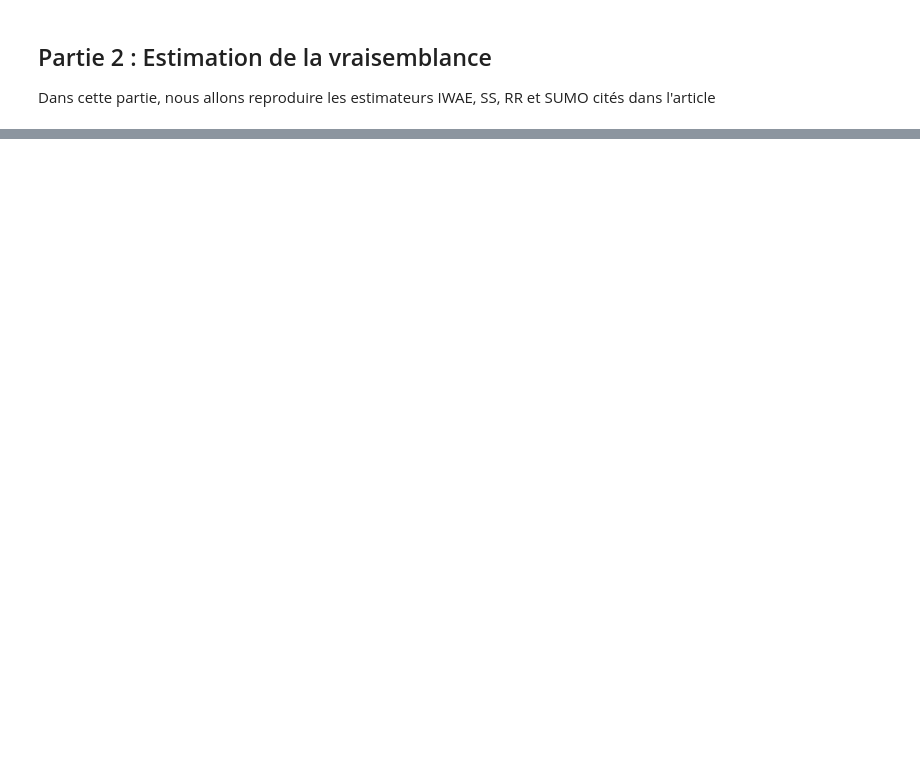
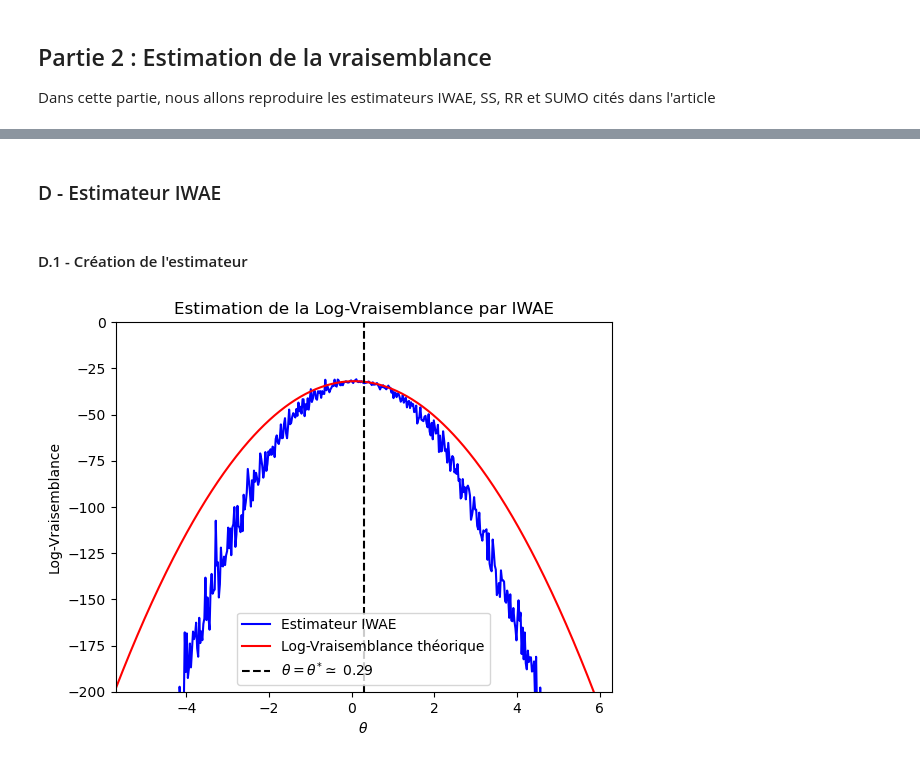
Before and after one commit to RyanSAMAMA/SMC_unbiaised_gradient, a Jupyter notebook: test_code_ryan.ipynb, the cells around one changed output, grey strips where cells are left out. Drawn from its saved outputs; the diff is of its cells as text; code cells hidden in the pictures; blank space fills up the shorter version.

```diff
--- a/test_code_ryan.ipynb
+++ b/test_code_ryan.ipynb
@@ -148,0 +165,4 @@ plt.plot(u,VD)
+# %% [markdown]
+### D - Estimateur IWAE
+# %% [markdown]
+#### D.1 - Création de l'estimateur
@@ -148,0 +177,45 @@ plt.plot(u,VD)
+# %%
+def p_joint_iwae(z, K, x, mu):
+    p = []
+    mu_vector = np.zeros(20)+mu
+    for i in range(K):
+        p.append(multivariate_normal.pdf(z[i], mu_vector, np.eye(20))*multivariate_normal.pdf(x,z[i],np.eye(20)))
+    return np.array(p)
+# %%
+def IWAE_estimator(A, b, x, mu, K, N_sim):
+    list_IWAE = []
+    for i in range(N_sim):
+        Z_data = generate_z_iwae(K, A, b, x)
+        q = q_phi_iwae(Z_data, A, b, K, x)
+        p = p_joint_iwae(Z_data, K, x, mu)
+        log_w = np.log(p) - np.log(q)
+        IWAE = logsumexp(log_w) - np.log(len(log_w))
+        list_IWAE.append(IWAE)
+    return np.mean(IWAE)
+# %%
+def visualisation_IWAE(A, b, x, debut, fin, pas, K, N_sim):
+    A_perturbed, b_perturbed = parameter_perturbation(A, b)
+    mu_list = np.arange(debut+theta, fin+theta, pas)
+    list_iwae_mu = []
+    list_log_likelihood_mu = []
+    for mu in mu_list:
+        list_log_likelihood_mu.append(log_likelihood(x, mu))
+        iwae_estimator = IWAE_estimator(A_perturbed, b_perturbed, x, mu, K, N_sim)
+        list_iwae_mu.append(iwae_estimator)
+    return list_log_likelihood_mu, list_iwae_mu, mu_list
+# %%
+list_log_likelihood_mu, list_iwae_mu, mu_list = visualisation_IWAE(A_true, b_true, X_data, start, end, step, K_iwae, N)
+
+plt.clf()
+plt.plot(mu_list, list_iwae_mu, color='blue', label='Estimateur IWAE')
+plt.plot(mu_list, list_log_likelihood_mu, color='red', label='Log-Vraisemblance théorique')
+plt.axvline(x=theta, color='black', linestyle='dashed', label=r'$\theta = \theta^{*} \simeq$ ' + str(round(theta,2)))
+plt.xlabel(r'$\theta$')
+plt.ylabel('Log-Vraisemblance')
+plt.ylim(-200,0)
+plt.xlim(start+theta, end+theta)
+plt.legend(loc='best')
+plt.title('Estimation de la Log-Vraisemblance par IWAE')
+plt.show()
+# %% [output]
+[figure, added]
```
Also changed, not shown: parts of 28 cells of this notebook.
